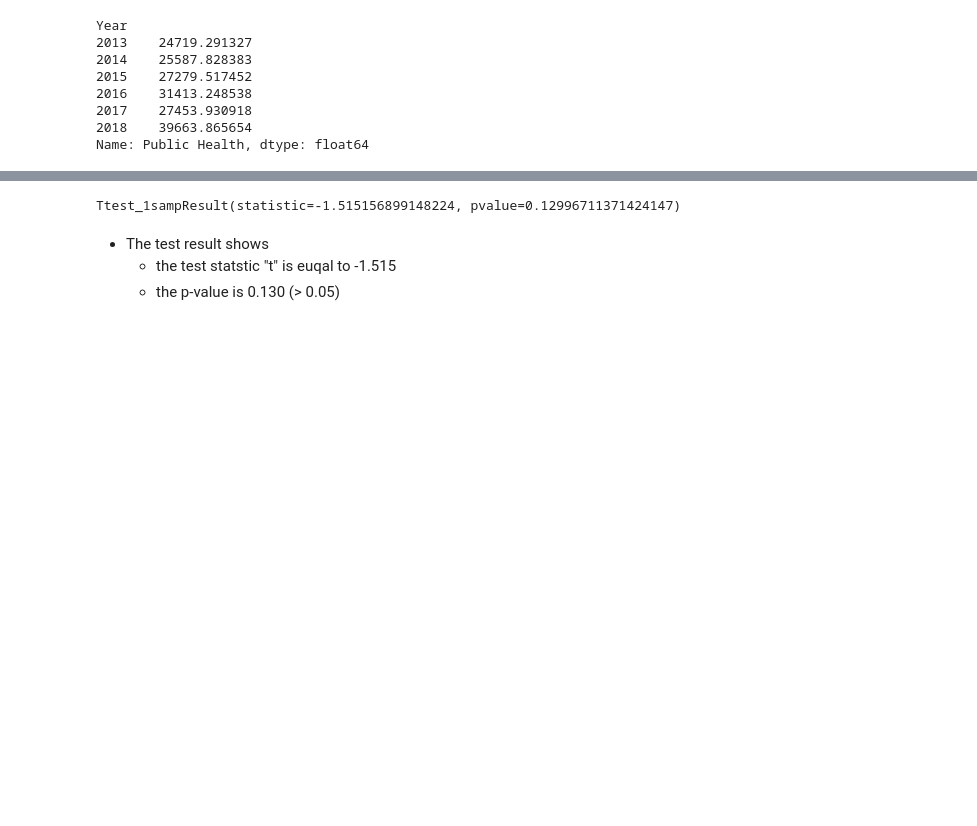
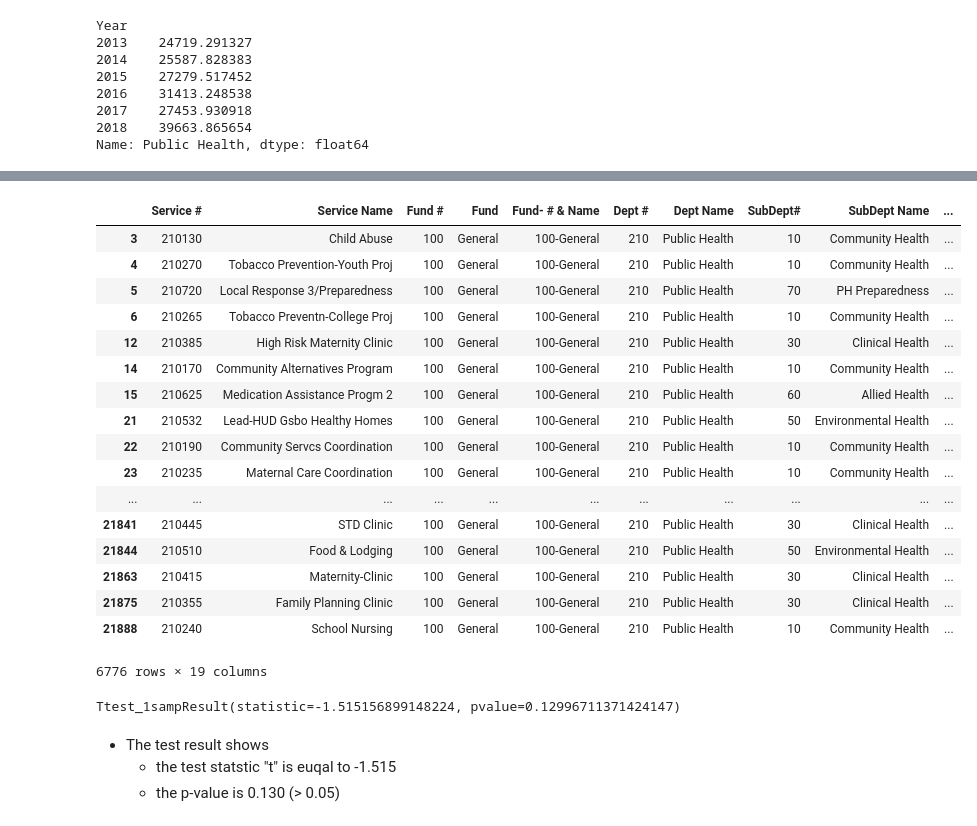
Before and after one commit to UNCG-CSE/Guilford_Financial, a Jupyter notebook: src/Probability Distribution & Null Hypothesis .ipynb, the cells around one changed output, grey strips where cells are left out. Saved outputs shown, nothing was run; the diff lists cells and outputs as text; code cells hidden in the pictures; blank space fills up the shorter version.

```diff
--- a/src/Probability Distribution & Null Hypothesis .ipynb
+++ b/src/Probability Distribution & Null Hypothesis .ipynb
@@ -270,6 +275,27 @@ population_mean = df_transposed['Public Health'].mean()
 # %%
 data = data[data['Dept Name'] == 'Public Health']
 # data.iloc[:,16]
+
+data
+# %% [output]
+|  | Service # | Service Name | Fund # | Fund | Fund- # & Name | Dept # | Dept Name | SubDept# | SubDept Name | ... |
+| 3 | 210130 | Child Abuse | 100 | General | 100-General | 210 | Public Health | 10 | Community Health | ... |
+| 4 | 210270 | Tobacco Prevention-Youth Proj | 100 | General | 100-General | 210 | Public Health | 10 | Community Health | ... |
+| 5 | 210720 | Local Response 3/Preparedness | 100 | General | 100-General | 210 | Public Health | 70 | PH Preparedness | ... |
+| 6 | 210265 | Tobacco Preventn-College Proj | 100 | General | 100-General | 210 | Public Health | 10 | Community Health | ... |
+| 12 | 210385 | High Risk Maternity Clinic | 100 | General | 100-General | 210 | Public Health | 30 | Clinical Health | ... |
+| 14 | 210170 | Community Alternatives Program | 100 | General | 100-General | 210 | Public Health | 10 | Community Health | ... |
+| 15 | 210625 | Medication Assistance Progm 2 | 100 | General | 100-General | 210 | Public Health | 60 | Allied Health | ... |
+| 21 | 210532 | Lead-HUD Gsbo Healthy Homes | 100 | General | 100-General | 210 | Public Health | 50 | Environmental Health | ... |
+| 22 | 210190 | Community Servcs Coordination | 100 | General | 100-General | 210 | Public Health | 10 | Community Health | ... |
+| 23 | 210235 | Maternal Care Coordination | 100 | General | 100-General | 210 | Public Health | 10 | Community Health | ... |
+| ... | ... | ... | ... | ... | ... | ... | ... | ... | ... | ... |
+| 21841 | 210445 | STD Clinic | 100 | General | 100-General | 210 | Public Health | 30 | Clinical Health | ... |
+| 21844 | 210510 | Food & Lodging | 100 | General | 100-General | 210 | Public Health | 50 | Environmental Health | ... |
+| 21863 | 210415 | Maternity-Clinic | 100 | General | 100-General | 210 | Public Health | 30 | Clinical Health | ... |
+| 21875 | 210355 | Family Planning Clinic | 100 | General | 100-General | 210 | Public Health | 30 | Clinical Health | ... |
+| 21888 | 210240 | School Nursing | 100 | General | 100-General | 210 | Public Health | 10 | Community Health | ... |
+6776 rows × 19 columns
 # %%
 data = data[data['Year'] == 2013].Amount
 # %%
```
Also changed, not shown: parts of 18 cells of this notebook, 4 other files.
